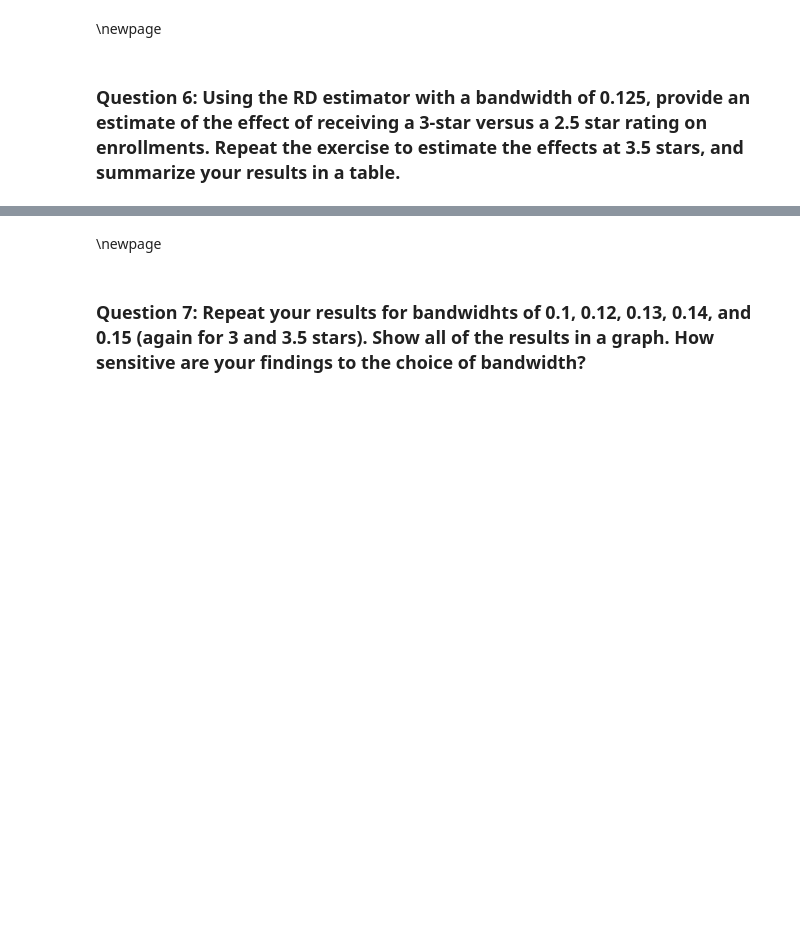
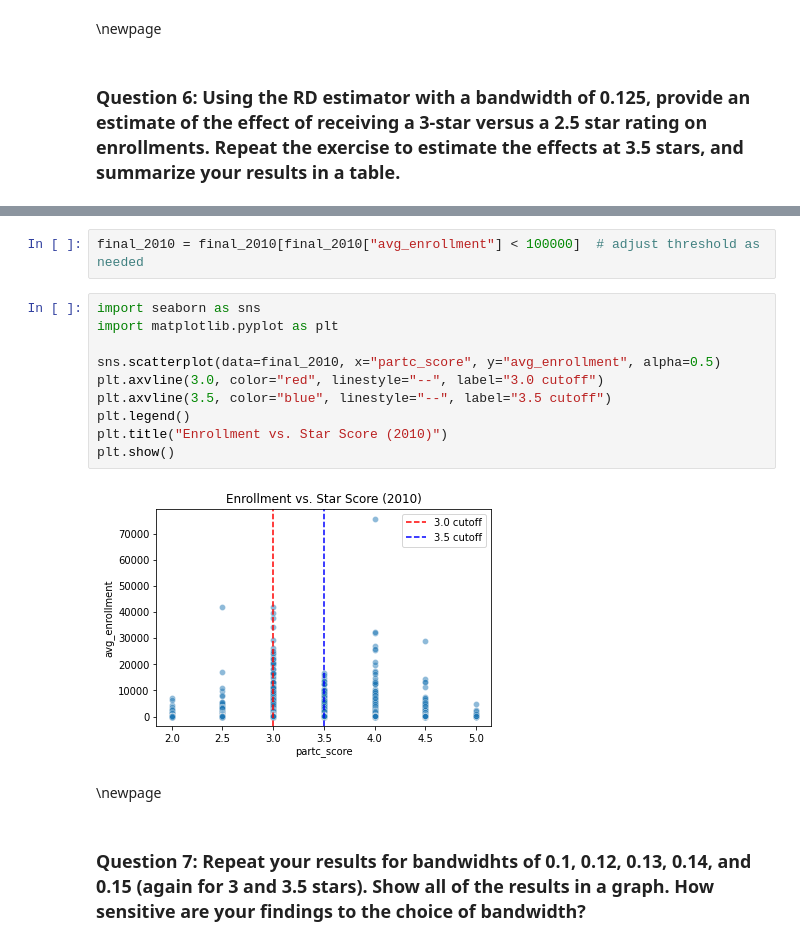
Before and after one commit to ilsenovis18/ECON470HW4, a Jupyter notebook: submission2/results/novis-i-hwk4-2.ipynb, the cells around one changed output, grey strips where cells are left out. Saved outputs shown, nothing was run; the diff lists cells and outputs as text; blank space fills up the shorter version.

```diff
--- a/submission2/results/novis-i-hwk4-2.ipynb
+++ b/submission2/results/novis-i-hwk4-2.ipynb
@@ -294,3 +351,17 @@ display(summary_df)
+# %%
+final_2010 = final_2010[final_2010["avg_enrollment"] < 100000]  # adjust threshold as needed
+# %%
+import seaborn as sns
+import matplotlib.pyplot as plt
+
+sns.scatterplot(data=final_2010, x="partc_score", y="avg_enrollment", alpha=0.5)
+plt.axvline(3.0, color="red", linestyle="--", label="3.0 cutoff")
+plt.axvline(3.5, color="blue", linestyle="--", label="3.5 cutoff")
+plt.legend()
+plt.title("Enrollment vs. Star Score (2010)")
+plt.show()
+# %% [output]
+[figure, added]
 # %% [markdown]
 \newpage
 # %% [markdown]
```
Also changed, not shown: parts of 12 cells of this notebook, 2 other files.
